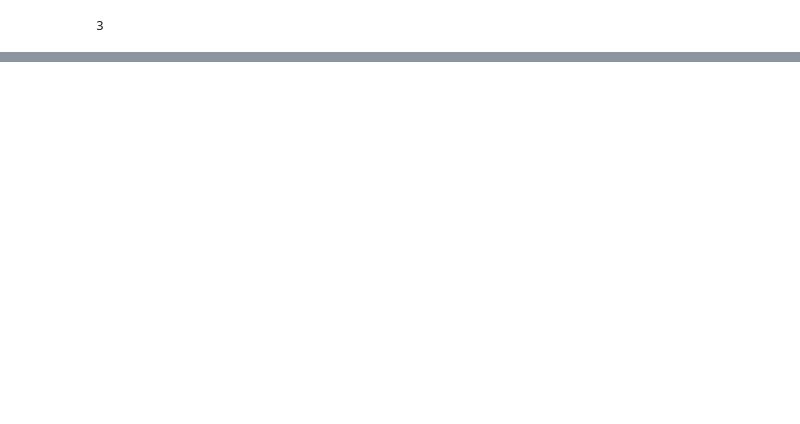
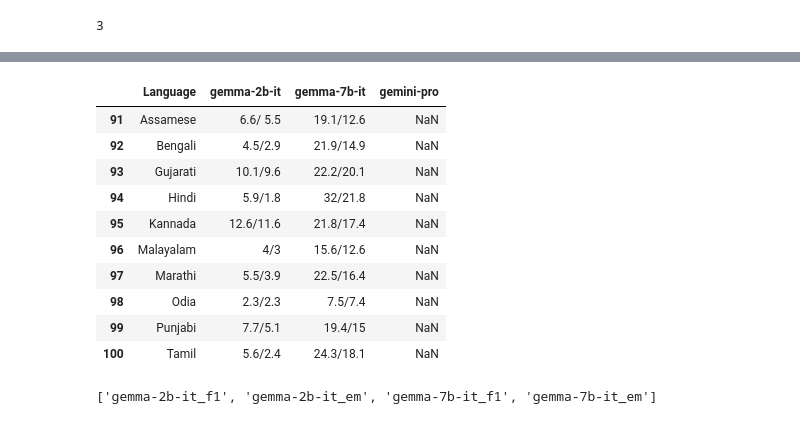
Before and after one commit to microsoft/MEGAVERSE, a Jupyter notebook: MEGANotebooks/compile_results.ipynb, the cells around one changed output, grey strips where cells are left out. Cells and saved outputs as stored; diff of their text form; code cells hidden in the pictures; blank space fills up the shorter version.

```diff
--- a/MEGANotebooks/compile_results.ipynb
+++ b/MEGANotebooks/compile_results.ipynb
@@ -97,0 +133,3 @@ final_dataframe.to_excel("results.xlsx", index=False)
+# %%
+megav3 = pd.read_excel("MEGA_list_of_languages 3.xlsx")
+megav3.head()
@@ -97,0 +144,3 @@ final_dataframe.to_excel("results.xlsx", index=False)
+# %%
+models = megav3.columns[7:-3]
+models
@@ -97,0 +161,3 @@ final_dataframe.to_excel("results.xlsx", index=False)
+# %%
+google_models = models[-3:]
+google_models
@@ -97,0 +166,5 @@ final_dataframe.to_excel("results.xlsx", index=False)
+# %%
+datasets = megav3["Dataset"].unique()
+print(datasets)
+qa_datasets = ["AfriQA", "IndicQA", "MLQA", 'TyDiQA-GoldP', "XQuAD"]
+qa_datasets
@@ -97,0 +178,16 @@ final_dataframe.to_excel("results.xlsx", index=False)
+# %%
+qa_df = megav3[megav3["Dataset"] == qa_datasets[1]]
+qa_df = qa_df[["Language"]+list(google_models)]
+qa_df.head(10)
+# %% [output]
+|  | Language | gemma-2b-it | gemma-7b-it | gemini-pro |
+| 91 | Assamese | 6.6/ 5.5 | 19.1/12.6 | NaN |
+| 92 | Bengali | 4.5/2.9 | 21.9/14.9 | NaN |
+| 93 | Gujarati | 10.1/9.6 | 22.2/20.1 | NaN |
+| 94 | Hindi | 5.9/1.8 | 32/21.8 | NaN |
+| 95 | Kannada | 12.6/11.6 | 21.8/17.4 | NaN |
+| 96 | Malayalam | 4/3 | 15.6/12.6 | NaN |
+| 97 | Marathi | 5.5/3.9 | 22.5/16.4 | NaN |
+| 98 | Odia | 2.3/2.3 | 7.5/7.4 | NaN |
+| 99 | Punjabi | 7.7/5.1 | 19.4/15 | NaN |
+| 100 | Tamil | 5.6/2.4 | 24.3/18.1 | NaN |
@@ -97,0 +202,4 @@ final_dataframe.to_excel("results.xlsx", index=False)
+# %%
+eval_cols
+# %% [output]
+['gemma-2b-it_f1', 'gemma-2b-it_em', 'gemma-7b-it_f1', 'gemma-7b-it_em']
```
Also changed, not shown: parts of 16 cells of this notebook, 7 other files.
